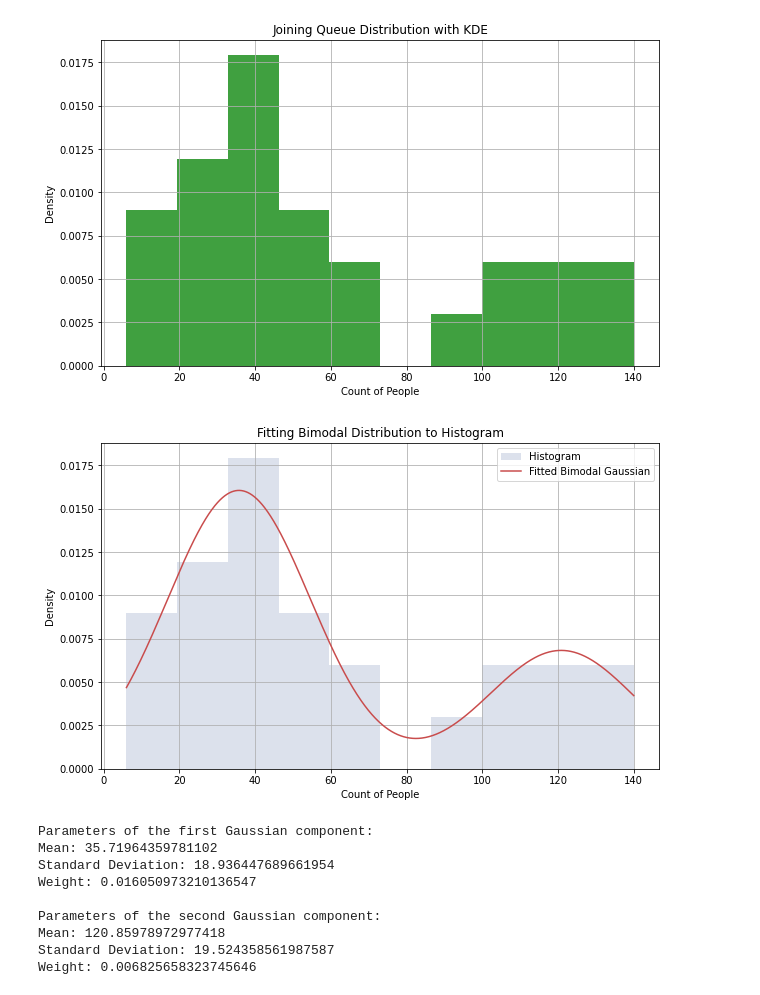
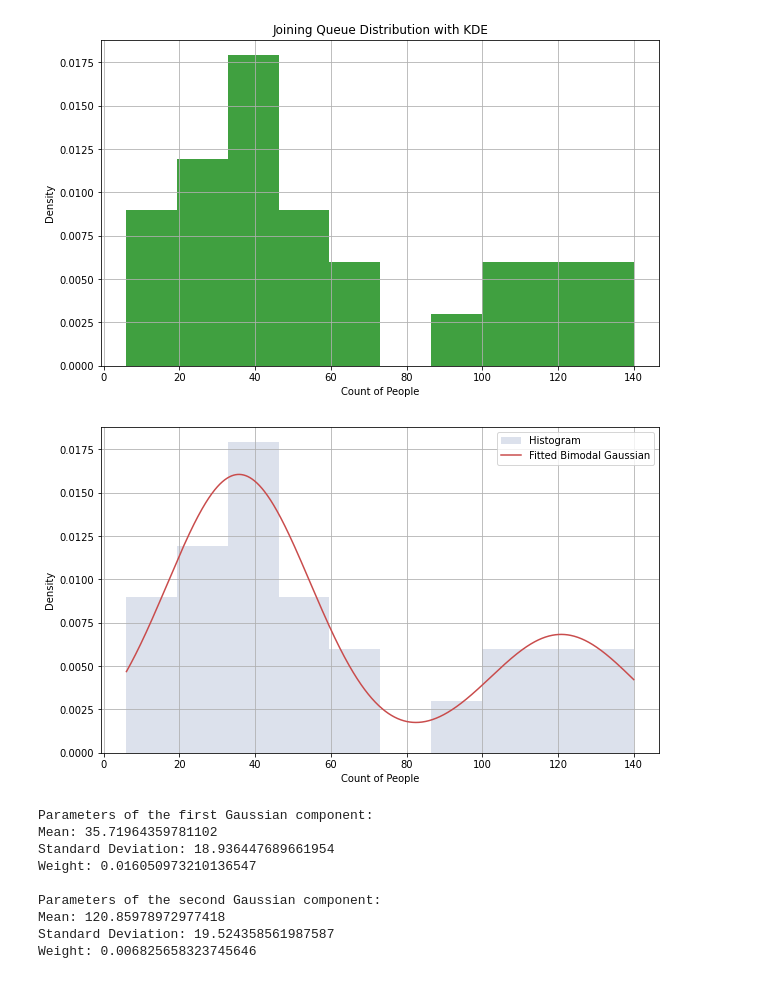
Before and after one commit to beavargas/Festivals-simulation-FYP, a Jupyter notebook: case_study_clean.ipynb, the cells around one changed output. Saved outputs shown, nothing was run; the diff lists cells and outputs as text; code cells hidden in the pictures.

Commit message:
visuals case study

```diff
--- a/case_study_clean.ipynb
+++ b/case_study_clean.ipynb
@@ -32,35 +32,35 @@ plt.figure(figsize=(10, 6))
 hist_values, bin_edges, _ = plt.hist(data, bins=10, density=True, alpha=0.5, color='#bbc5da', label='Histogram')
 
 # Step 2: Initial guess for parameters (means, std deviations, weights)
 initial_guess = [36.56, 17.96, 0.7, 119.08, 14.99, 0.3]
 
 # Step 3: Define a bimodal Gaussian function
 def bimodal_gaussian(x, mean1, std_dev1, weight1, mean2, std_dev2, weight2):
     return (weight1 * np.exp(-0.5 * ((x - mean1) / std_dev1)**2) +
             weight2 * np.exp(-0.5 * ((x - mean2) / std_dev2)**2))
 
 
 # # Compute bin centers
 bin_centers = (bin_edges[:-1] + bin_edges[1:]) / 2
 
 # Step 4: Fit the bimodal Gaussian to the histogram
 popt, pcov = curve_fit(bimodal_gaussian, bin_centers, hist_values, p0=initial_guess)
 
 # Step 5: Plot the fitted bimodal Gaussian
 x_plot = np.linspace(min(data), max(data), 1000)
 plt.plot(x_plot, bimodal_gaussian(x_plot, *popt), color='#c94c4c', label='Fitted Bimodal Gaussian')
 
 # Step 6: Assess goodness of fit (optional)
 # For example, perform statistical tests like KS test or chi-square test
 
 plt.xlabel('Count of People')
 plt.ylabel('Density')
-plt.title('Fitting Bimodal Distribution to Histogram')
+#plt.title('Fitting Bimodal Distribution to Histogram')
 plt.legend()
 plt.grid(True)
 plt.show()
 # %% [output]
-[figure, old version]
+[figure, new version]
 # %%
 # Extract parameters
 mean1, std_dev1, weight1, mean2, std_dev2, weight2 = popt
```
Also changed, not shown: parts of 1 cell of this notebook, 3 other files.
